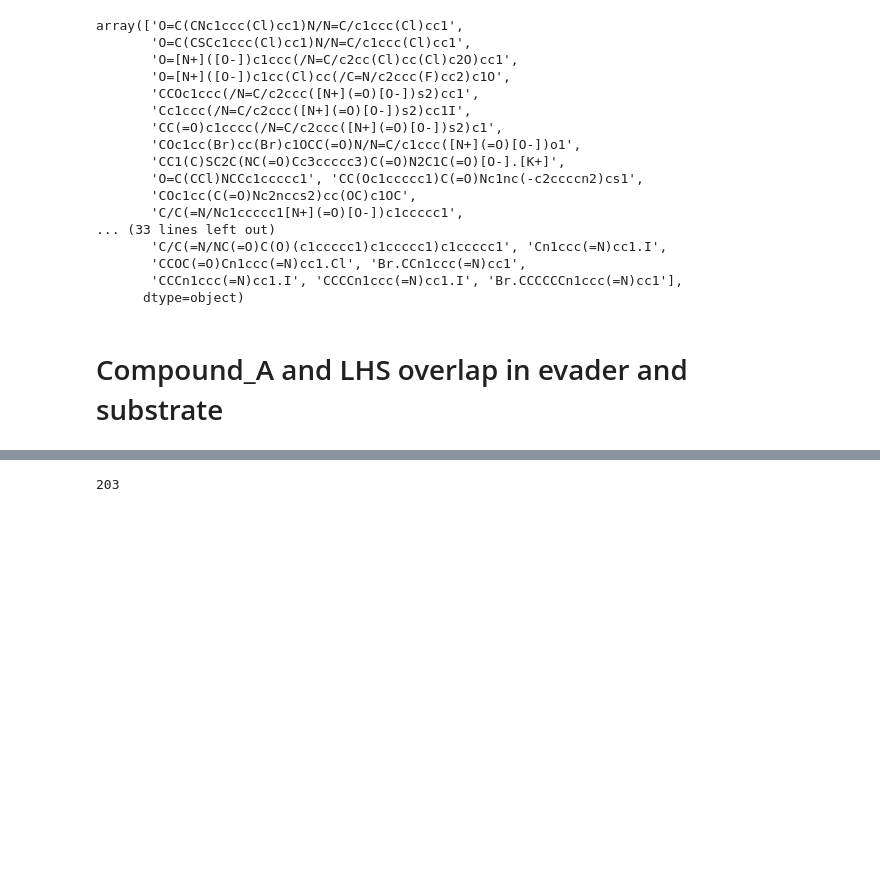
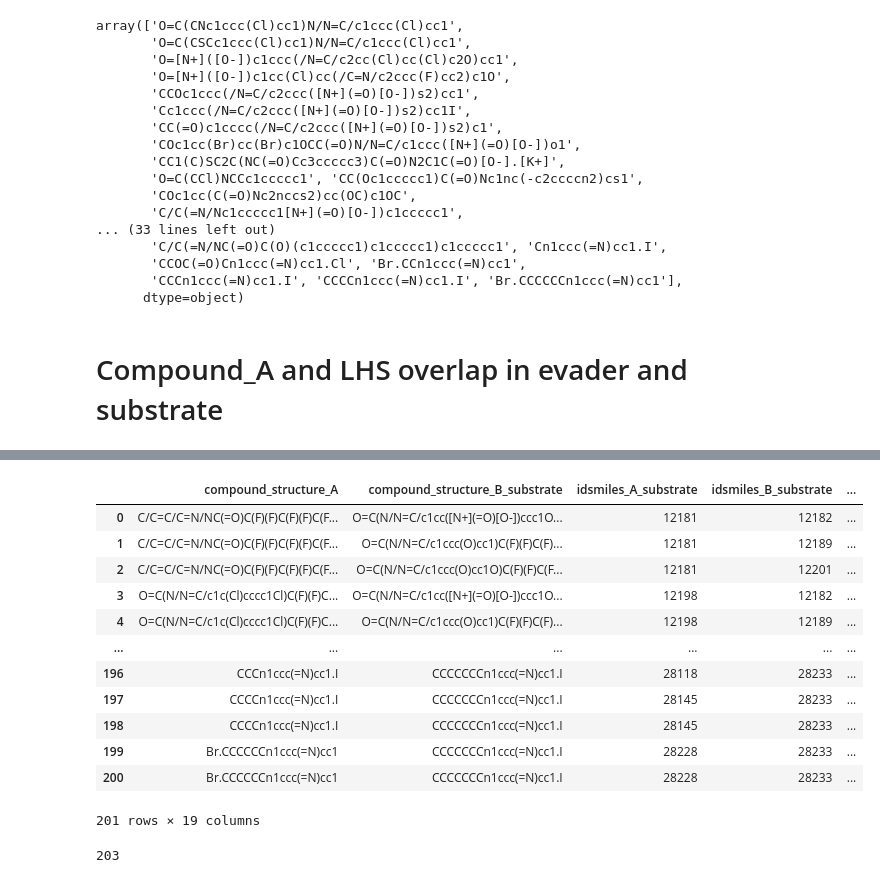
Before and after one commit to domgurvic/co_add_efflux, a Jupyter notebook: co_add/co_add_chaser.ipynb, the cells around one changed output, grey strips where cells are left out. Saved outputs shown, nothing was run; the diff lists cells and outputs as text; code cells hidden in the pictures; blank space fills up the shorter version.

```diff
--- a/co_add/co_add_chaser.ipynb
+++ b/co_add/co_add_chaser.ipynb
@@ -1664,2 +1724,18 @@ array(['O=C(CNc1ccc(Cl)cc1)N/N=C/c1ccc(Cl)cc1',
+# %%
+substrate_transforms.merge(evader_transforms, on=['compound_structure_A', 'LHS', 'common_core'], suffixes=['_substrate','_evader'])
+# %% [output]
+|  | compound_structure_A | compound_structure_B_substrate | idsmiles_A_substrate | idsmiles_B_substrate | ... |
+| 0 | C/C=C/C=N/NC(=O)C(F)(F)C(F)(F)C(F... | O=C(N/N=C/c1cc([N+](=O)[O-])ccc1O... | 12181 | 12182 | ... |
+| 1 | C/C=C/C=N/NC(=O)C(F)(F)C(F)(F)C(F... | O=C(N/N=C/c1ccc(O)cc1)C(F)(F)C(F)... | 12181 | 12189 | ... |
+| 2 | C/C=C/C=N/NC(=O)C(F)(F)C(F)(F)C(F... | O=C(N/N=C/c1ccc(O)cc1O)C(F)(F)C(F... | 12181 | 12201 | ... |
+| 3 | O=C(N/N=C/c1c(Cl)cccc1Cl)C(F)(F)C... | O=C(N/N=C/c1cc([N+](=O)[O-])ccc1O... | 12198 | 12182 | ... |
+| 4 | O=C(N/N=C/c1c(Cl)cccc1Cl)C(F)(F)C... | O=C(N/N=C/c1ccc(O)cc1)C(F)(F)C(F)... | 12198 | 12189 | ... |
+| ... | ... | ... | ... | ... | ... |
+| 196 | CCCn1ccc(=N)cc1.I | CCCCCCCn1ccc(=N)cc1.I | 28118 | 28233 | ... |
+| 197 | CCCCn1ccc(=N)cc1.I | CCCCCCCn1ccc(=N)cc1.I | 28145 | 28233 | ... |
+| 198 | CCCCn1ccc(=N)cc1.I | CCCCCCCn1ccc(=N)cc1.I | 28145 | 28233 | ... |
+| 199 | Br.CCCCCCn1ccc(=N)cc1 | CCCCCCCn1ccc(=N)cc1.I | 28228 | 28233 | ... |
+| 200 | Br.CCCCCCn1ccc(=N)cc1 | CCCCCCCn1ccc(=N)cc1.I | 28228 | 28233 | ... |
+201 rows × 19 columns
 # %%
 comp_a_lhs_overlap = evader_transforms.merge(substrate_transforms, on=['compound_structure_A', 'LHS', 'common_core'], suffixes=['_evader','_substrate'])
```
Also changed, not shown: parts of 31 cells of this notebook.
